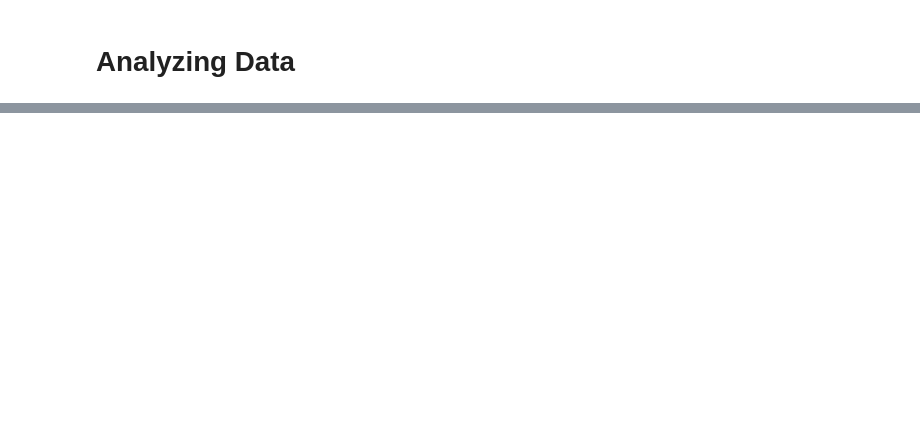
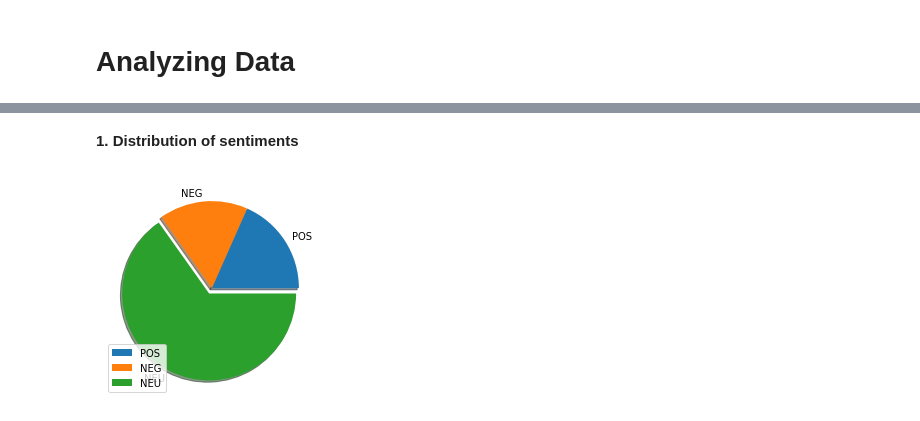
Before and after one commit to EliasEconomou/DataMining1-Sentiment-Analysis, a Jupyter notebook: DataMining1_Sentiment_Analysis.ipynb, the cells around one changed output, grey strips where cells are left out. Saved outputs shown, nothing was run; the diff lists cells and outputs as text; code cells hidden in the pictures; blank space fills up the shorter version.

```diff
--- a/DataMining1_Sentiment_Analysis.ipynb
+++ b/DataMining1_Sentiment_Analysis.ipynb
@@ -42,30 +112,0 @@ df
-# %%
-# Remove punctuation, links, hashtags, new lines etc, using regular expressions
-df["text"] = df["text"].replace('\.|,|\?','', regex=True)
-df["text"] = df["text"].replace('\n|\t','', regex=True)
-df["text"] = df["text"].replace(r'(http\S+)|(www\S+)|(#\S+)|(&\S+)|(@\S+)','', regex=True)
-
-# Remove emojis by encoding - decoding into ascii, resulting in ignoring emojis
-df["text"] = df["text"].apply(lambda x: x.encode('ascii', 'ignore').decode('ascii'))
-
-# Convert text to lowercase
-df["text"] = df["text"].str.lower()
-
-# Remove stopwords like 'i','is','you', etc
-stopWords = list(stopwords.words('english'))
-stopWords.remove("why")
-stopWords.remove("how")
-stopWords.remove("against")
-stopWords.remove("again")
-stopWords.remove("not")
-stopWords.append("'ve")
-stopWords.append("'re")
-# if "'d" in stopWords:
-#   print(True)
-# else:
-#   print(False)
-df["text"] = df["text"].apply(word_tokenize)
-df["text"] = df["text"].apply(lambda words: [word for word in words if word not in stopWords])
-
-# Remove any unnecessary spaces
-df["text"] = df["text"].replace(' +', ' ', regex=True)
@@ -83,0 +115,13 @@ fatal: not a git repository (or any of the parent directories): .git
+# %% [markdown]
+**1.   Distribution of sentiments**
+# %%
+sentimentDict = {'POS' : 0, 'NEG' : 0, 'NEU' : 0}
+for sentiment in df["sentiment"]:
+  sentimentDict[sentiment] += 1
+
+pieExplode = [0, 0, 0.07]
+plt.pie(sentimentDict.values(), labels = sentimentDict.keys(), explode = pieExplode, shadow = True)
+plt.legend()
+plt.show()
+# %% [output]
+[figure, added]
```
Also changed, not shown: parts of 9 cells of this notebook.
